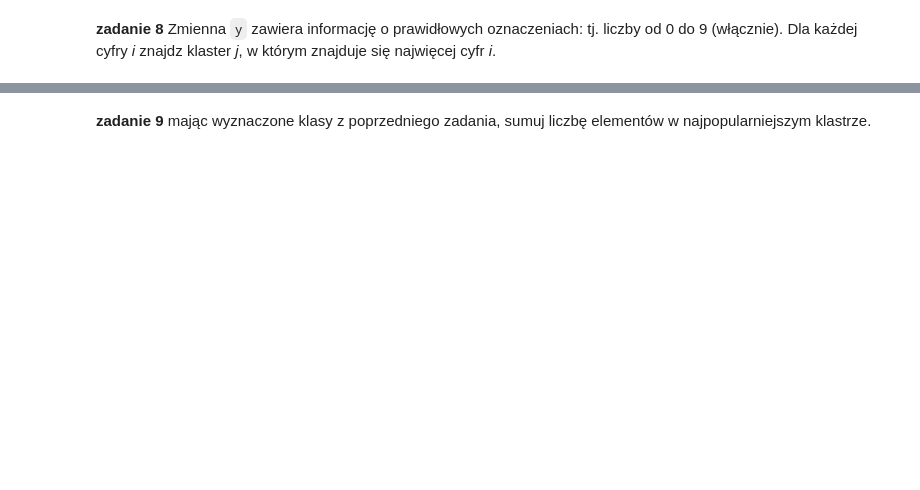
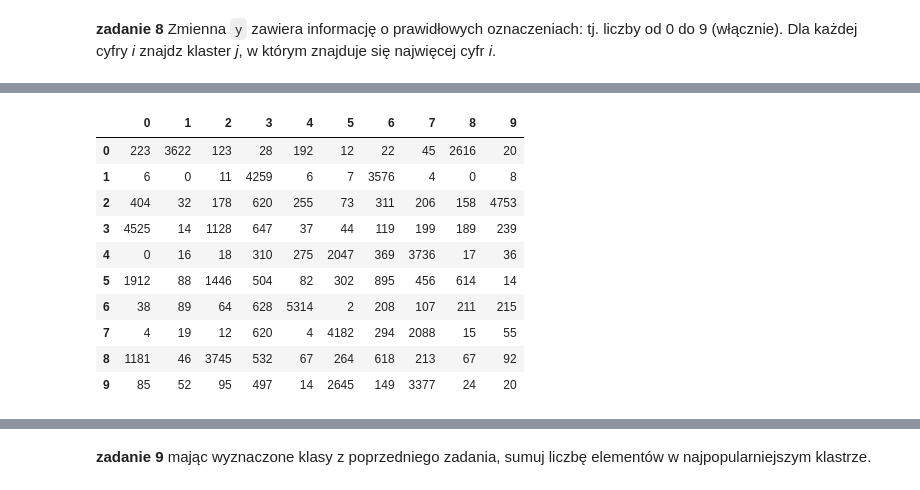
Before and after one commit to aradzikbys/UAM_python, a Jupyter notebook: zadanie_domowe_sklearn/homework.ipynb, the cells around one changed output, grey strips where cells are left out. Cells and saved outputs as stored; diff of their text form; code cells hidden in the pictures; blank space fills up the shorter version.

```diff
--- a/zadanie_domowe_sklearn/homework.ipynb
+++ b/zadanie_domowe_sklearn/homework.ipynb
@@ -232,4 +232,4 @@ mnist_pca = pca.transform(X)
 # %%
 kmeans10 = KMeans(n_clusters = 10)
 kmeans10.fit(mnist_pca)
-clusters10 = kmeans10.predict(mnist_pca)
+mnist_clusters = kmeans10.predict(mnist_pca)
@@ -244,0 +258,4 @@ array([1, 7, 8, 3, 0, 2, 4, 1, 6, 0])
+# %%
+# Convert mnist_cluster values to strings to match with y [categories]
+import numpy as np
+str_mnist_clusters = np.array([str(i) for i in mnist_clusters])
@@ -244,0 +266,4 @@ array([1, 7, 8, 3, 0, 2, 4, 1, 6, 0])
+# %%
+from sklearn.metrics import confusion_matrix
+cnf_mtrx_array = confusion_matrix(y, str_mnist_clusters)
+cnf_mtrx_array
@@ -244,0 +282,16 @@ array([1, 7, 8, 3, 0, 2, 4, 1, 6, 0])
+# %%
+conf_mtrx_df = pd.DataFrame(cnf_mtrx_array,
+                            columns = ['0', '1', '2', '3', '4', '5', '6', '7', '8', '9'])
+conf_mtrx_df
+# %% [output]
+|  | 0 | 1 | 2 | 3 | 4 | 5 | 6 | 7 | 8 | 9 |
+| 0 | 223 | 3622 | 123 | 28 | 192 | 12 | 22 | 45 | 2616 | 20 |
+| 1 | 6 | 0 | 11 | 4259 | 6 | 7 | 3576 | 4 | 0 | 8 |
+| 2 | 404 | 32 | 178 | 620 | 255 | 73 | 311 | 206 | 158 | 4753 |
+| 3 | 4525 | 14 | 1128 | 647 | 37 | 44 | 119 | 199 | 189 | 239 |
+| 4 | 0 | 16 | 18 | 310 | 275 | 2047 | 369 | 3736 | 17 | 36 |
+| 5 | 1912 | 88 | 1446 | 504 | 82 | 302 | 895 | 456 | 614 | 14 |
+| 6 | 38 | 89 | 64 | 628 | 5314 | 2 | 208 | 107 | 211 | 215 |
+| 7 | 4 | 19 | 12 | 620 | 4 | 4182 | 294 | 2088 | 15 | 55 |
+| 8 | 1181 | 46 | 3745 | 532 | 67 | 264 | 618 | 213 | 67 | 92 |
+| 9 | 85 | 52 | 95 | 497 | 14 | 2645 | 149 | 3377 | 24 | 20 |
```
Also changed, not shown: parts of 12 cells of this notebook.
